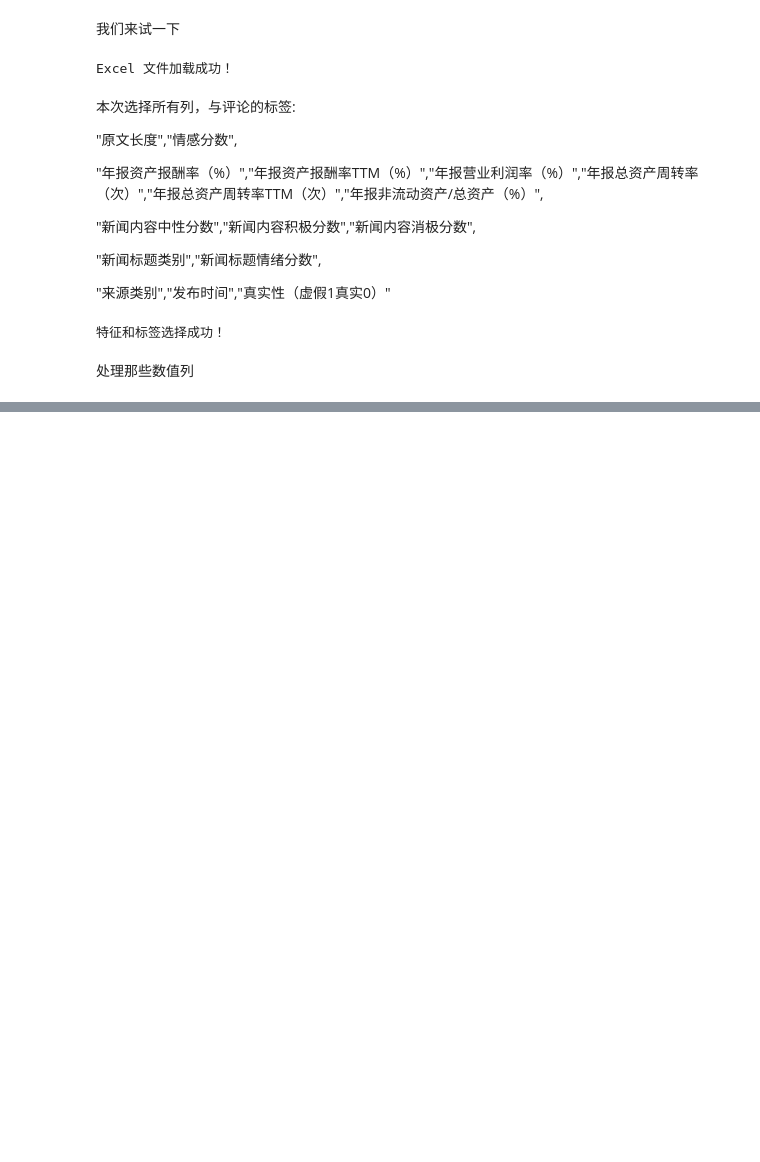
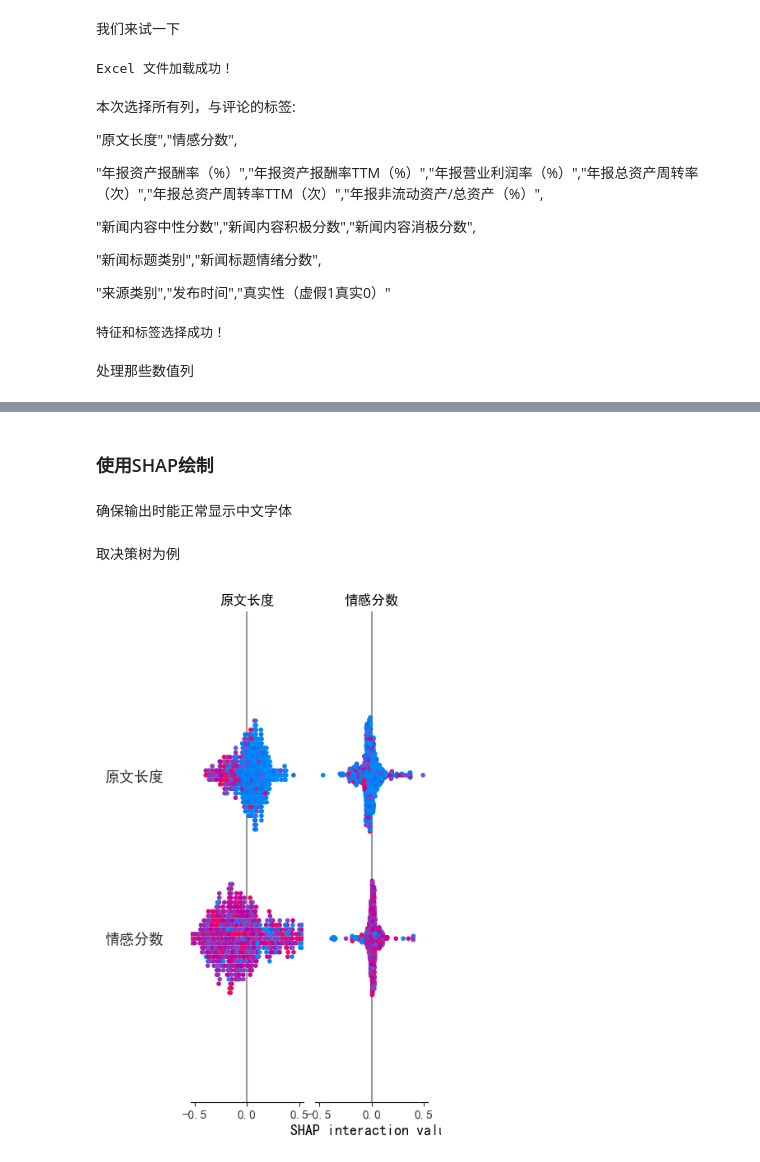
Before and after one commit to Sundance0604/Fake_Finance_News, a Jupyter notebook: faker_news/ml_final.ipynb, the cells around one changed output, grey strips where cells are left out. Cells and saved outputs as stored; diff of their text form; code cells hidden in the pictures; blank space fills up the shorter version.

```diff
--- a/faker_news/ml_final.ipynb
+++ b/faker_news/ml_final.ipynb
@@ -405,0 +1350,25 @@ weighted avg       0.60      0.60      0.60       174
+# %%
+from sklearn.model_selection import GridSearchCV
+from sklearn.metrics import confusion_matrix, roc_auc_score, accuracy_score, classification_report
+from sklearn.naive_bayes import GaussianNB
+
+# 定义贝叶斯分类器和参数网格
+param_grid_bayes = {
+    'var_smoothing': [1e-9, 1e-8, 1e-7, 1e-6, 1e-5]  # 调整平滑参数
+}
+
+# 网格搜索
+bayes = GaussianNB()
+grid_bayes = GridSearchCV(bayes, param_grid_bayes, cv=5, scoring='roc_auc', verbose=1, n_jobs=-1)
+grid_bayes.fit(X_train, y_train)
+
+# 预测与评估
+y_pred_bayes = grid_bayes.predict(X_test)
+y_proba_bayes = grid_bayes.predict_proba(X_test)[:, 1]
+
+# 输出结果
+print("贝叶斯分类器最优参数:", grid_bayes.best_params_)
+print("预测精度:", accuracy_score(y_test, y_pred_bayes))
+print("AUC:", roc_auc_score(y_test, y_proba_bayes))
+print("混淆矩阵:\n", confusion_matrix(y_test, y_pred_bayes))
+print("分类报告:\n", classification_report(y_test, y_pred_bayes))
@@ -405,0 +1392,21 @@ weighted avg       0.60      0.60      0.60       174
+# %% [markdown]
+### 使用SHAP绘制
+# %% [markdown]
+确保输出时能正常显示中文字体
+# %%
+import shap
+import matplotlib.pyplot as plt
+
+# 设置中文字体
+plt.rcParams['font.sans-serif'] = ['SimHei']  # 使用黑体字体
+plt.rcParams['axes.unicode_minus'] = False    # 解决负号显示问题
+# %% [markdown]
+取决策树为例
+# %%
+explainer = shap.TreeExplainer(grid_tree.best_estimator_)
+shap_values = explainer.shap_values(X_train)
+
+# 可视化 SHAP 值
+shap.summary_plot(shap_values, X_train)  # 对于二分类模型，索引 1 表示第二类的 SHAP 值
+# %% [output]
+[figure, added]
```
Also changed, not shown: parts of 103 cells of this notebook, 45 other files.
